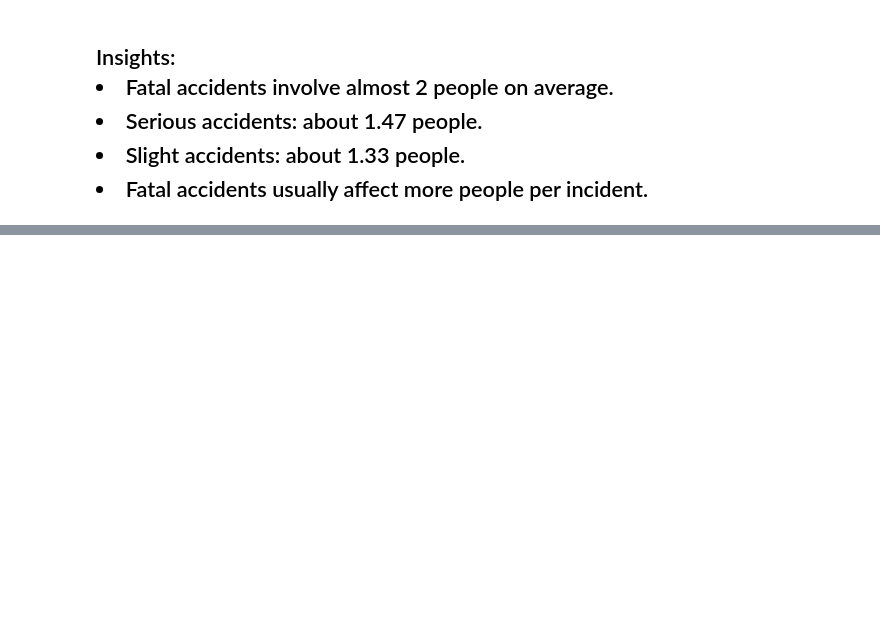
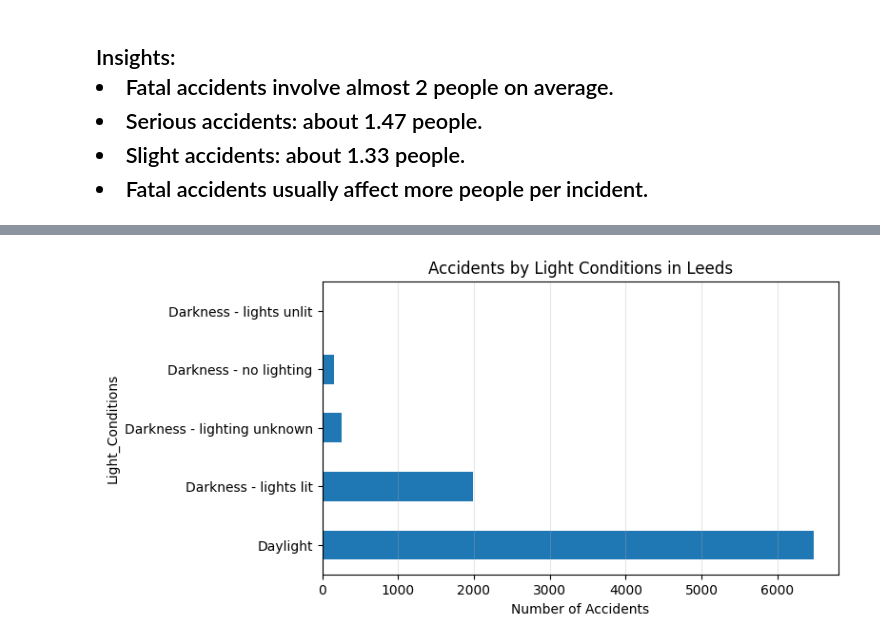
Before and after one commit to Vanned27/ELEC303-DIAZ, a Jupyter notebook: Activity2.ipynb, the cells around one changed output, grey strips where cells are left out. Cells and saved outputs as stored; diff of their text form; code cells hidden in the pictures; blank space fills up the shorter version.

```diff
--- a/Activity2.ipynb
+++ b/Activity2.ipynb
@@ -468,0 +494,10 @@ Name: Number_of_Casualties, dtype: float64
+# %%
+leeds_df = ukaccidents[ukaccidents['District Area'] == 'Leeds']
+light_counts = leeds_df['Light_Conditions'].value_counts()
+
+light_counts.plot(kind='barh', figsize=(7,4), title="Accidents by Light Conditions in Leeds")
+plt.xlabel("Number of Accidents")
+plt.grid(axis='x', alpha=0.3)
+plt.show()
+# %% [output]
+[figure, added]
```
Also changed, not shown: parts of 24 cells of this notebook.
